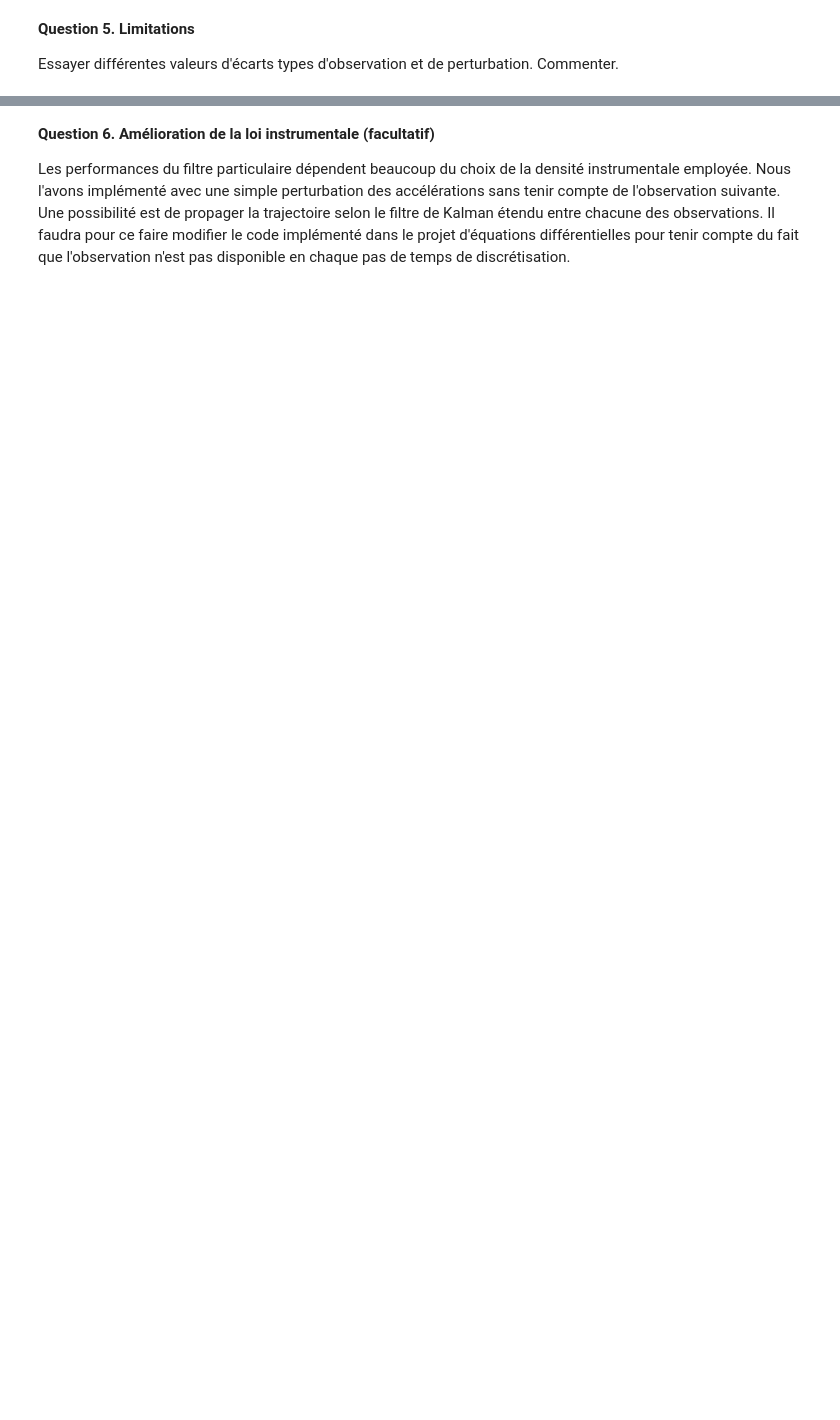
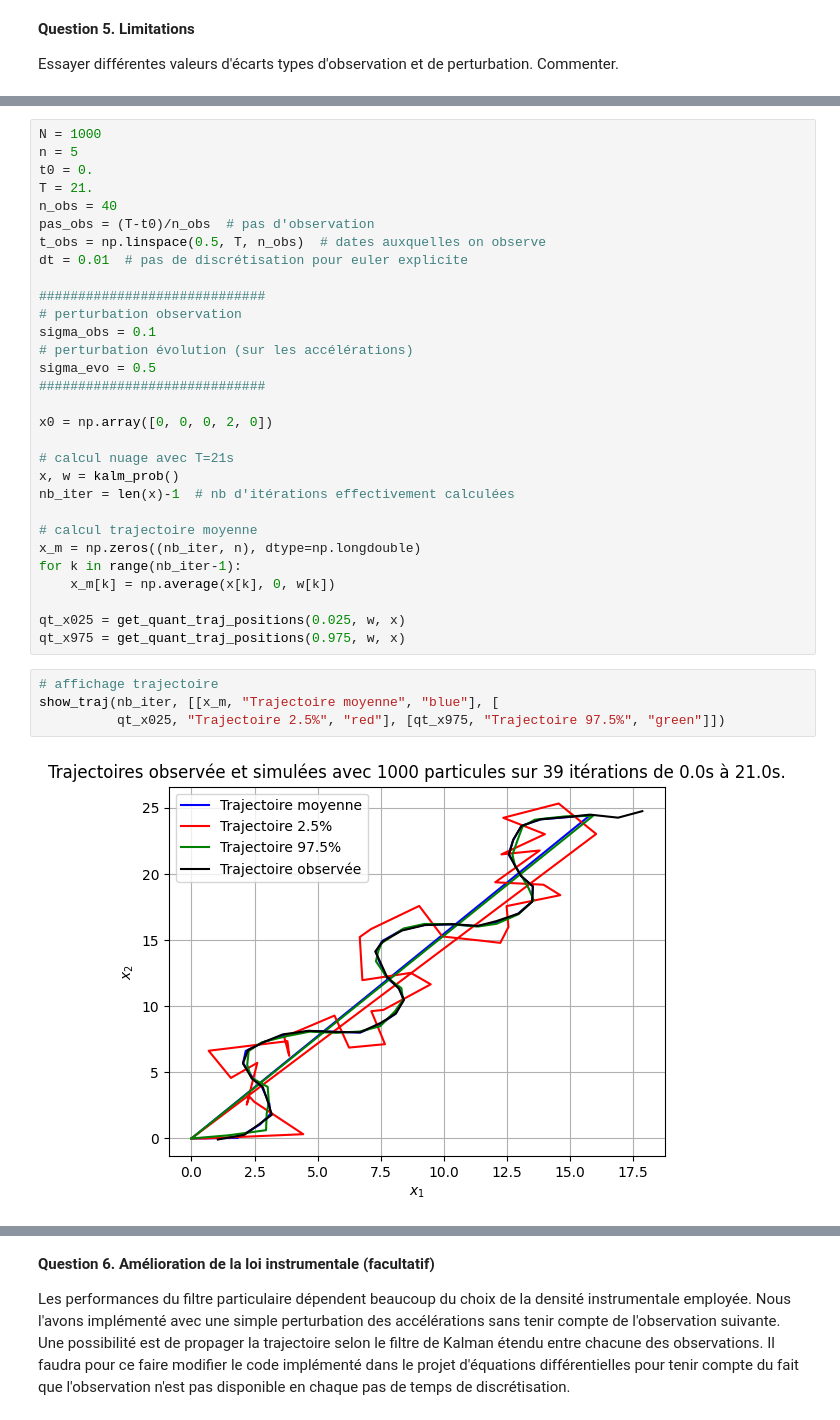
Before and after one commit to SushiOfDestiny/ue11_equdiff_proba_eval, a Jupyter notebook: Projet Probabilités - Complete.ipynb, the cells around one changed output, grey strips where cells are left out. Cells and saved outputs as stored; diff of their text form; blank space fills up the shorter version.

```diff
--- a/Projet Probabilités - Complete.ipynb
+++ b/Projet Probabilités - Complete.ipynb
@@ -589,0 +653,36 @@ Essayer différentes valeurs d'écarts types d'observation et de perturbation. C
+# %%
+N = 1000
+n = 5
+t0 = 0.
+T = 21.
+n_obs = 40
+pas_obs = (T-t0)/n_obs  # pas d'observation
+t_obs = np.linspace(0.5, T, n_obs)  # dates auxquelles on observe
+dt = 0.01  # pas de discrétisation pour euler explicite
+
+#############################
+# perturbation observation
+sigma_obs = 0.1
+# perturbation évolution (sur les accélérations)
+sigma_evo = 0.5
+#############################
+
+x0 = np.array([0, 0, 0, 2, 0])
+
+# calcul nuage avec T=21s
+x, w = kalm_prob()
+nb_iter = len(x)-1  # nb d'itérations effectivement calculées
+
+# calcul trajectoire moyenne
+x_m = np.zeros((nb_iter, n), dtype=np.longdouble)
+for k in range(nb_iter-1):
+    x_m[k] = np.average(x[k], 0, w[k])
+
+qt_x025 = get_quant_traj_positions(0.025, w, x)
+qt_x975 = get_quant_traj_positions(0.975, w, x)
+# %%
+# affichage trajectoire
+show_traj(nb_iter, [[x_m, "Trajectoire moyenne", "blue"], [
+          qt_x025, "Trajectoire 2.5%", "red"], [qt_x975, "Trajectoire 97.5%", "green"]])
+# %% [output]
+[figure, added]
```
Also changed, not shown: parts of 17 cells of this notebook.
